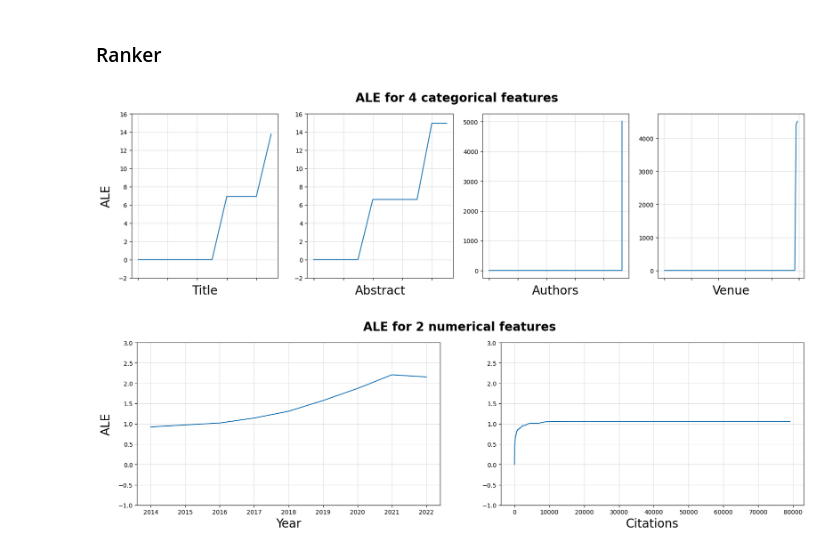
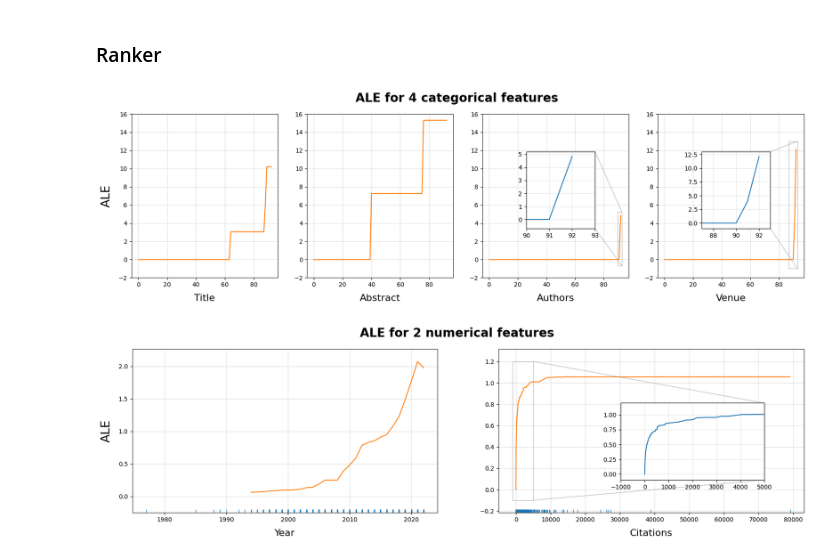
Before and after one commit to youyinnn/s2search, a Jupyter notebook: pipelining/ale-exp1/cslg_1w_ale.ipynb, the cells around one changed output. Saved outputs shown, nothing was run; the diff lists cells and outputs as text; code cells hidden in the pictures.

Commit message:
ale 1w plot

```diff
--- a/pipelining/ale-exp1/cslg_1w_ale.ipynb
+++ b/pipelining/ale-exp1/cslg_1w_ale.ipynb
@@ -31,20 +31,22 @@ The autoreload extension is already loaded. To reload it, use:
 # %%
 sys.path.insert(1, '../../')
 import numpy as np, sys, os
+from getting_data import read_conf
 
 sample_name = 'cslg'
 
 f_list = [
     'title', 'abstract', 'venue', 'authors',
     'year',
-    'n_citations']
+    'n_citations'
+    ]
 ale_xy = {}
 
 def get_quantile_xlabel(quantile):
-    step = 1 / len(quantile) * 100 if len(quantile) < 100 else 1
+    step = 1 / len(quantile) * 100 if len(quantile) > 100 else 1
     lb = 0
     new_quantile = []
-    limit = 100 if len(quantile) < 100 else len(quantile)
+    limit = len(quantile)
     while lb < limit:
        new_quantile.append(lb)
        lb += step
@@ -56,11 +58,12 @@ for f in f_list:
         nparr = np.load(file)
         quantile = nparr['quantile']
         ale_result = nparr['ale_result']
-        # print(f, get_quantile_xlabel(quantile))
+        values_for_rug = nparr.get('values_for_rug')
 
         ale_xy[f] = {
             'x': quantile,
             'y': ale_result,
+            'rug': values_for_rug,
             'weird': ale_result[len(ale_result) - 1] > 20
         }
 
@@ -72,3 +75,11 @@ for f in f_list:
             ale_xy[f]['numerical'] = True
 
         # print(len(ale_result))
+
+des, sample_configs, sample_from_other_exp = read_conf('.')
+print(f'The following feature choose quantiles as ale bin size:')
+for k in sample_configs['cslg'][0]['quantiles'].keys():
+    print(f"\t{k} with {sample_configs['cslg'][0]['quantiles'][k]}% quantile, hence {len(ale_xy[k]['x'])} bins are used")
+print(f'The following feature choose fixed amount as ale bin size:')
+for k in sample_configs['cslg'][0]['intervals'].keys():
+    print(f"\t{k} with {sample_configs['cslg'][0]['intervals'][k]} values, hence {len(ale_xy[k]['x'])} bins are used")
@@ -76,6 +96,8 @@ for f in f_list:
 ### Ranker
 # %%
 import matplotlib.pyplot as plt
+import seaborn as sns
+
 
 categorical_plot_conf = [
     {
@@ -89,11 +111,21 @@ categorical_plot_conf = [
     },
     {
         'xlabel': 'Authors',
-        'ale_xy': ale_xy['authors']
+        'ale_xy': ale_xy['authors'],
+        'zoom': {
+            'inset_axes': [0.3, 0.3, 0.47, 0.47],
+            'x_limit': [90, 93],
+            'y_limit': [-0.7, 5.2],
+        }
     },
     {
         'xlabel': 'Venue',
-        'ale_xy': ale_xy['venue']
+        'ale_xy': ale_xy['venue'],
+        'zoom': {
+            'inset_axes': [0.3, 0.3, 0.47, 0.47],
+            'x_limit': [87, 93],
+            'y_limit': [-1, 13],
+        }
     },
 ]
 
@@ -101,11 +133,17 @@ numerical_plot_conf = [
     {
         'xlabel': 'Year',
         'ylabel': 'ALE',
-        'ale_xy': ale_xy['year']
+        'ale_xy': ale_xy['year'],
+        'rug': True
     },
     {
         'xlabel': 'Citations',
-        'ale_xy': ale_xy['n_citations']
+        'ale_xy': ale_xy['n_citations'],
+        'zoom': {
+            'inset_axes': [0.4, 0.2, 0.47, 0.47],
+            'x_limit': [-1000.0, 5000],
+            'y_limit': [-0.1, 1.2],
+        },
     },
 ]
 
@@ -113,40 +151,54 @@ def pdp_plot(confs, title):
     fig, axes = plt.subplots(nrows=1, ncols=len(confs), figsize=(20, 5), dpi=100)
     subplot_idx = 0
     plt.suptitle(title, fontsize=20, fontweight='bold')
+    # plt.autoscale(False)
     for conf in confs:
         axess = axes if len(confs) == 1 else axes[subplot_idx]
+
+        sns.rugplot(conf['ale_xy']['rug'], ax=axess, height=0.02)
 
         axess.plot(conf['ale_xy']['x'], conf['ale_xy']['y'])
         axess.grid(alpha = 0.4)
 
         # axess.set_ylim([-2, 20])
-
         xAxis = axess.xaxis
-
-        axess.set_xlabel(conf['xlabel'], fontsize=20)
 
         if ('ylabel' in conf):
             axess.set_ylabel(conf.get('ylabel'), fontsize=20, labelpad=10)
 
-        if ('xticks' not in conf['ale_xy'].keys()):
-            xAxis.set_ticklabels([])
+        # if ('xticks' not in conf['ale_xy'].keys()):
+        #     xAxis.set_ticklabels([])
+
+        axess.set_xlabel(conf['xlabel'], fontsize=16, labelpad=10)
 
         if not (conf['ale_xy']['weird']):
             if (conf['ale_xy']['numerical']):
-                axess.set_ylim([-1, 3])
+                # axess.set_ylim([-1, 3])
                 pass
             else:
                 axess.set_ylim([-2, 16])
 
+        if 'zoom' in conf:
+            axins = axess.inset_axes(conf['zoom']['inset_axes'])
+            axins.plot(conf['ale_xy']['x'], conf['ale_xy']['y'])
+            axins.set_xlim(conf['zoom']['x_limit'])
+            axins.set_ylim(conf['zoom']['y_limit'])
+            axins.grid(alpha=0.3)
+            rectpatch, connects = axess.indicate_inset_zoom(axins)
+            connects[0].set_visible(False)
+            connects[1].set_visible(False)
+            connects[2].set_visible(True)
+            connects[3].set_visible(True)
 
         subplot_idx += 1
 
 pdp_plot(categorical_plot_conf, f"ALE for {len(categorical_plot_conf)} categorical features")
+plt.savefig(os.path.join('.', 'plot', f'{sample_name}-1wale-categorical.png'), facecolor='white', transparent=False, bbox_inches='tight')
 
 pdp_plot(numerical_plot_conf, f"ALE for {len(numerical_plot_conf)} numerical features")
+plt.savefig(os.path.join('.', 'plot', f'{sample_name}-1wale-numerical.png'), facecolor='white', transparent=False, bbox_inches='tight')
 
-# plt.savefig(os.path.join('.', 'plot', f'{sample_name}-categorical.png'), facecolor='white', transparent=False, bbox_inches='tight')
 plt.show()
 # %% [output]
-[figure, old version]
+[figure, new version]
-[figure, old version]
+[figure, new version]
```
Also changed, not shown: parts of 1 cell of this notebook, 13 other files.
